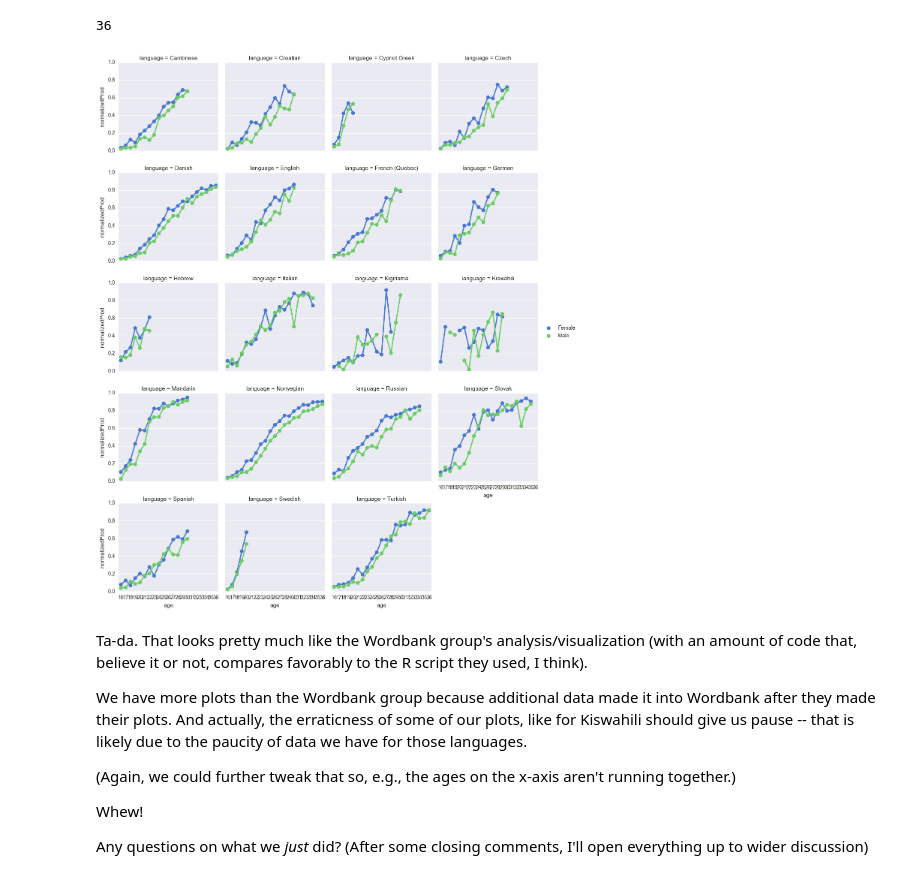
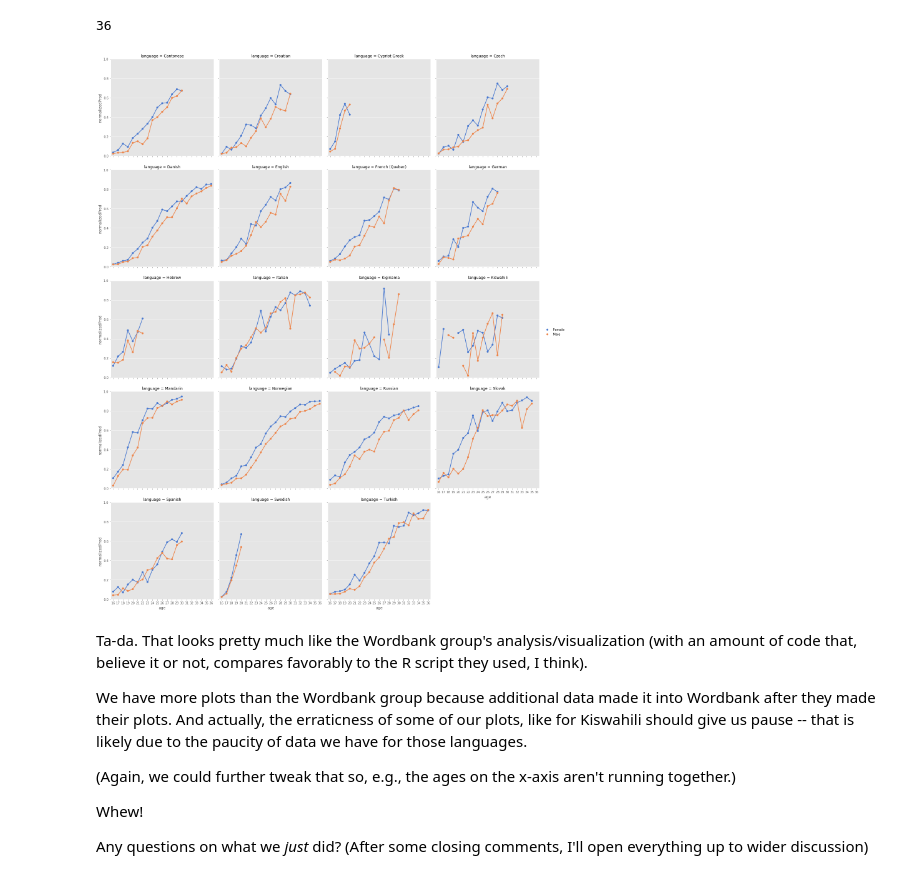
Before and after one commit to drussellmrichie/uconn_jterm_python_workshops, a Jupyter notebook: python-data-analysis/Python Data Analysis Tutorial -- Light theme.ipynb, the cells around one changed output. Cells and saved outputs as stored; diff of their text form; code cells hidden in the pictures.

```diff
--- a/python-data-analysis/Python Data Analysis Tutorial -- Light theme.ipynb
+++ b/python-data-analysis/Python Data Analysis Tutorial -- Light theme.ipynb
@@ -63,3 +55,17 @@ import matplotlib
+# %%
+# import some stuff we'll work with today
+
+import pandas as pd                      #data munging
+import seaborn as sns                    #visualization
+import numpy as np                       #numerical computing
+import scipy.stats                       #some basic stats
+import statsmodels.formula.api as smf    #more stats
+
+import matplotlib                        #viz library under seaborn. won't directly use it except next line
+matplotlib.style.use('ggplot')
+
+#a line AFAIK unique to jupyter notebook which lets us see plots *in* the jupyter notebook
+%matplotlib inline
 # %%
 tips = sns.load_dataset('tips')
 tips.head()
@@ -1281,23 +1295,33 @@ median_prods['age'].max()
 # %%
-g = sns.FacetGrid(data=median_prods, col="language", col_wrap=4, size=3, ylim=(0, 1));
+g = sns.FacetGrid(data=median_prods, col="language", col_wrap=4, height=5, ylim=(0, 1));
 
 """
 `g` is now a `FacetGrid` object -- basically just an array of place holders on which we'll put
 our plots of actual data! To put those data onto that array, we 'map' to `g` a seaborn plotting
 function, and also supply the arguments -- like the x-, y- and hue-variables -- that *that*
 plotting function needs.
 """
 
 """
 scale just makes the points and lines on the resulting plot smaller/more legible
 `.add legend()` adds the gender legend on the right!
 palette makes the colors of the lines something legible on this background
 """
-g.map(sns.pointplot, "age", "normalizedProd", "gender",
-      scale=.7, palette=sns.color_palette("muted"))\
- .add_legend()
+g.map(sns.pointplot, "age", "normalizedProd", "gender", scale=.7, palette=sns.color_palette("muted"))\
+ .add_legend();
+
+# g.set(xticks=xticks)
+
+# for ax in g.axes.flat:
+#     labels = ax.get_xticklabels() # get x labels
+#     for i,l in enumerate(labels):
+#         if (i%2 == 0): # if this is an even numbered label
+#             labels[i] = '' # skip even labels
+#     ax.set_xticklabels(labels, rotation=30) # set new labels
+
+# plt.show()
 # %% [output]
-[figure, old version]
+[figure, new version]
 # %% [markdown]
 Ta-da. That looks pretty much like the Wordbank group's analysis/visualization (with an amount of code that, believe it or not, compares favorably to the R script they used, I think).
 
```
Also changed, not shown: parts of 41 cells of this notebook.
